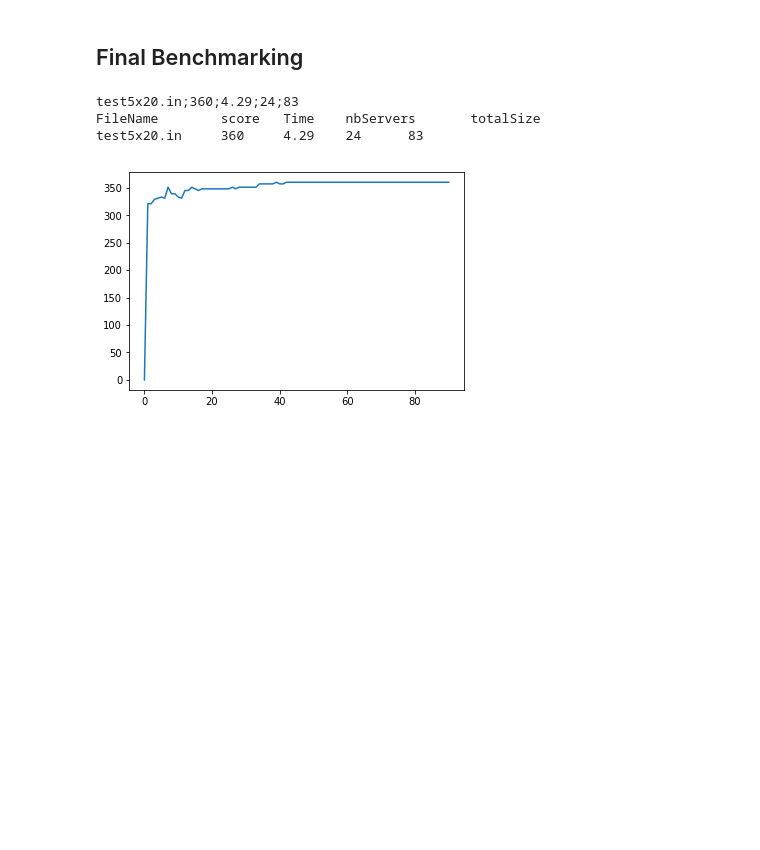
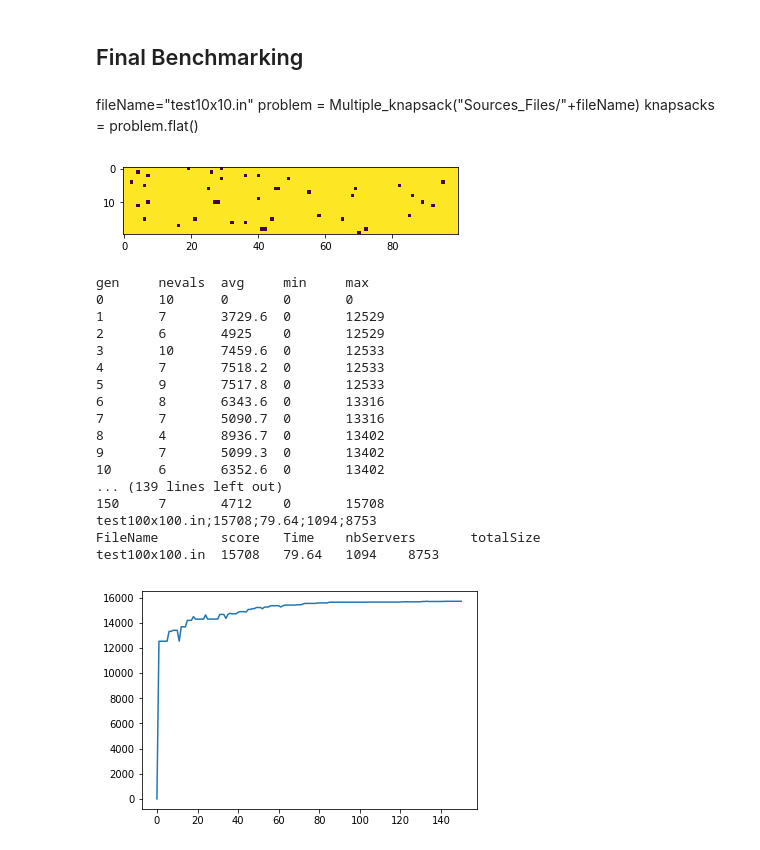
Before and after one commit to chivunito/Projet_Mineure, a Jupyter notebook: geneticAlgorithm/ModelisationProblem.ipynb, the cells around one changed output. Saved outputs shown, nothing was run; the diff lists cells and outputs as text; code cells hidden in the pictures; blank space fills up the shorter version.

```diff
--- a/geneticAlgorithm/ModelisationProblem.ipynb
+++ b/geneticAlgorithm/ModelisationProblem.ipynb
@@ -145,39 +140,62 @@ Mutation V2
 # %% [markdown]
 ## Final Benchmarking
+# %% [markdown]
+fileName="test10x10.in"
+problem = Multiple_knapsack("Sources_Files/"+fileName)
+knapsacks = problem.flat()
+# %%
+fileName="test20x100.in"
+problem = Multiple_knapsack("Sources_Files/"+fileName)
+knapsacks = problem.flat()
+servers = problem.servers
+servers=sorted(problem.servers,key=lambda x:-x[1]/x[0])
+problem.plot()
+# %% [output]
+[figure, added]
 # %%
 
 import time
 
 mutpb=0.5
 cxpb=0.5
-popSize=100
-nGen=90
+popSize=10
+nGen=150
 
 # Mutation normale
 resultDico={}
-fileName="test10x20.in"
-problem = Multiple_knapsack("Sources_Files/"+fileName)
-knapsacks = problem.flat()
-servers = problem.servers
-servers=sorted(problem.servers,key=lambda x:-x[1]/x[0])
+
 
 startTime=time.time()
-gen,max_,best,score=scoreModel(servers,knapsacks,cxpb=cxpb,mutpb=mutpb,popSize=popSize,nGen=nGen,verbose=False)
+gen,max_,best,score=scoreModel(servers,knapsacks,cxpb=cxpb,mutpb=mutpb,popSize=popSize,nGen=nGen,verbose=True)
 totalTime=time.time()-startTime
 
 best=np.array(best)
 servers=np.array(servers)
 totalSize=sum(servers[best>-1][:,0])
 totalServers=np.sum(np.array(best)>-1)
 
 print(fileName,score[0],round(totalTime,2),totalServers,totalSize,sep=";")
 print("FileName","score","Time","nbServers","totalSize",sep="\t")
 print(fileName,score[0],round(totalTime,2),totalServers,totalSize,sep="\t")
 
 plt.plot(gen,max_)
 plt.show()
 # %% [output]
-test5x20.in;360;4.29;24;83
+gen     nevals  avg     min     max
+0       10      0       0       0
+1       7       3729.6  0       12529
+2       6       4925    0       12529
+3       10      7459.6  0       12533
+4       7       7518.2  0       12533
+5       9       7517.8  0       12533
+6       8       6343.6  0       13316
+7       7       5090.7  0       13316
+8       4       8936.7  0       13402
+9       7       5099.3  0       13402
+10      6       6352.6  0       13402
+... (139 lines left out)
+150     7       4712    0       15708
+test100x100.in;15708;79.64;1094;8753
 FileName        score   Time    nbServers       totalSize
-test5x20.in     360     4.29    24      83
+test100x100.in  15708   79.64   1094    8753
-[figure, old version]
+[figure, new version]
```
Also changed, not shown: parts of 5 cells of this notebook, 4 other files.
